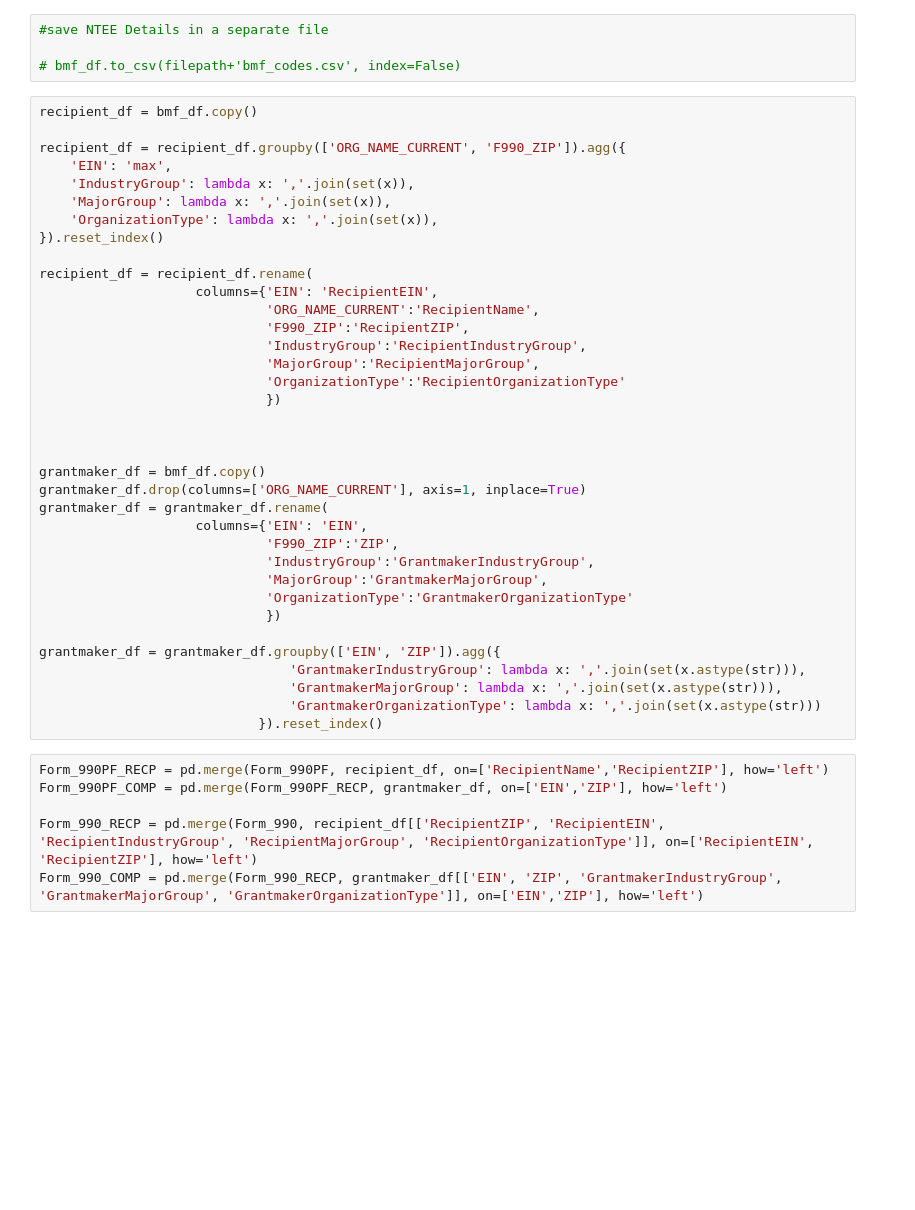
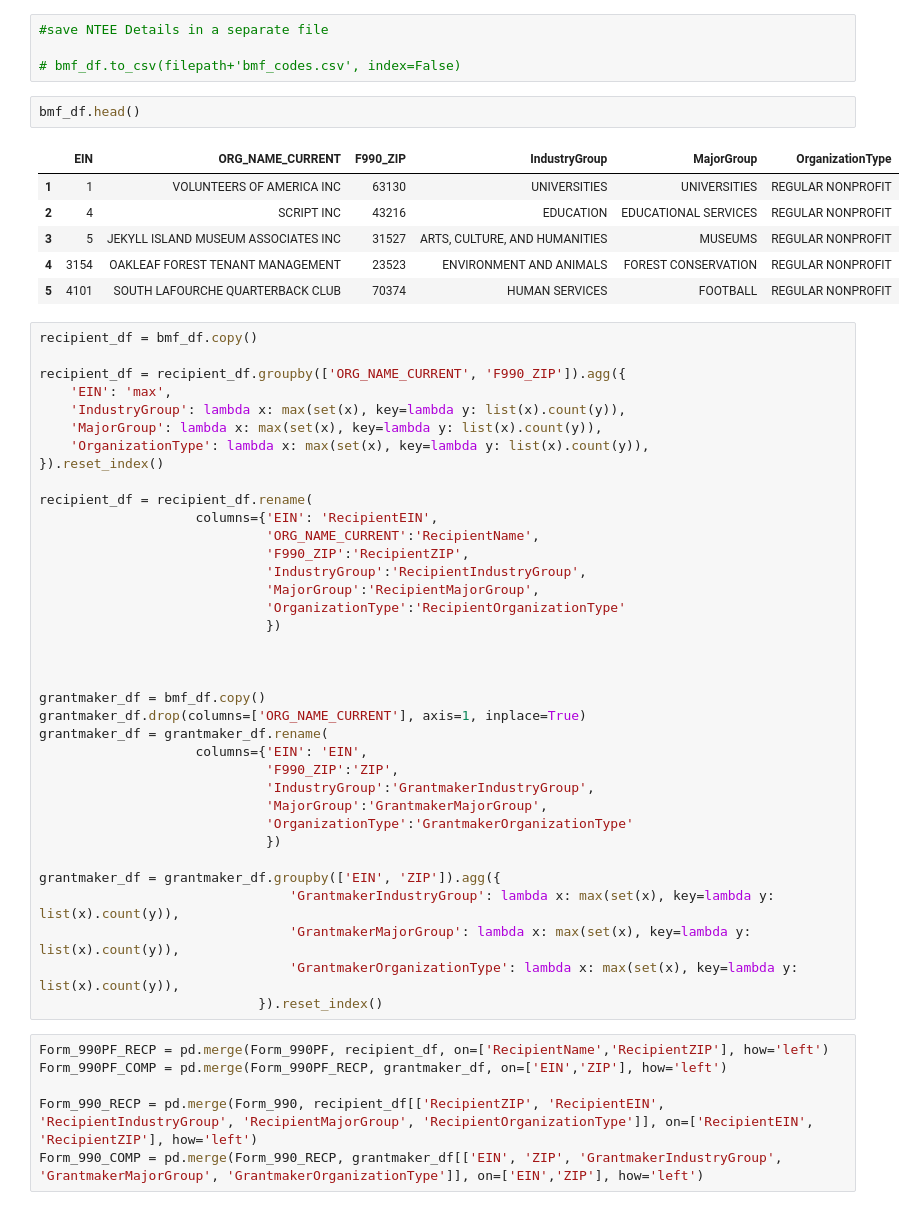
Before and after one commit to AnkitXP/Philanthropy-Southwest-Grants-Analysis, a Jupyter notebook: data_analysis.ipynb, the cells around one changed output. Drawn from its saved outputs; the diff is of its cells as text; blank space fills up the shorter version.

```diff
--- a/data_analysis.ipynb
+++ b/data_analysis.ipynb
@@ -768,14 +768,23 @@ bmf_df.drop_duplicates(inplace=True)
 #save NTEE Details in a separate file
 
 # bmf_df.to_csv(filepath+'bmf_codes.csv', index=False)
+# %%
+bmf_df.head()
+# %% [output]
+|  | EIN | ORG_NAME_CURRENT | F990_ZIP | IndustryGroup | MajorGroup | OrganizationType |
+| 1 | 1 | VOLUNTEERS OF AMERICA INC | 63130 | UNIVERSITIES | UNIVERSITIES | REGULAR NONPROFIT |
+| 2 | 4 | SCRIPT INC | 43216 | EDUCATION | EDUCATIONAL SERVICES | REGULAR NONPROFIT |
+| 3 | 5 | JEKYLL ISLAND MUSEUM ASSOCIATES INC | 31527 | ARTS, CULTURE, AND HUMANITIES | MUSEUMS | REGULAR NONPROFIT |
+| 4 | 3154 | OAKLEAF FOREST TENANT MANAGEMENT | 23523 | ENVIRONMENT AND ANIMALS | FOREST CONSERVATION | REGULAR NONPROFIT |
+| 5 | 4101 | SOUTH LAFOURCHE QUARTERBACK CLUB | 70374 | HUMAN SERVICES | FOOTBALL | REGULAR NONPROFIT |
 # %%
 recipient_df = bmf_df.copy()
 
 recipient_df = recipient_df.groupby(['ORG_NAME_CURRENT', 'F990_ZIP']).agg({
     'EIN': 'max',
-    'IndustryGroup': lambda x: ','.join(set(x)),
-    'MajorGroup': lambda x: ','.join(set(x)),
-    'OrganizationType': lambda x: ','.join(set(x)),
+    'IndustryGroup': lambda x: max(set(x), key=lambda y: list(x).count(y)),
+    'MajorGroup': lambda x: max(set(x), key=lambda y: list(x).count(y)),
+    'OrganizationType': lambda x: max(set(x), key=lambda y: list(x).count(y)),
 }).reset_index()
 
 recipient_df = recipient_df.rename(
@@ -800,9 +809,9 @@ grantmaker_df = grantmaker_df.rename(
                              })
 
 grantmaker_df = grantmaker_df.groupby(['EIN', 'ZIP']).agg({
-                                'GrantmakerIndustryGroup': lambda x: ','.join(set(x.astype(str))),
-                                'GrantmakerMajorGroup': lambda x: ','.join(set(x.astype(str))),
-                                'GrantmakerOrganizationType': lambda x: ','.join(set(x.astype(str)))
+                                'GrantmakerIndustryGroup': lambda x: max(set(x), key=lambda y: list(x).count(y)),
+                                'GrantmakerMajorGroup': lambda x: max(set(x), key=lambda y: list(x).count(y)),
+                                'GrantmakerOrganizationType': lambda x: max(set(x), key=lambda y: list(x).count(y)),
                             }).reset_index()
 # %%
 Form_990PF_RECP = pd.merge(Form_990PF, recipient_df, on=['RecipientName','RecipientZIP'], how='left')
```
Also changed, not shown: parts of 1 cell of this notebook.
